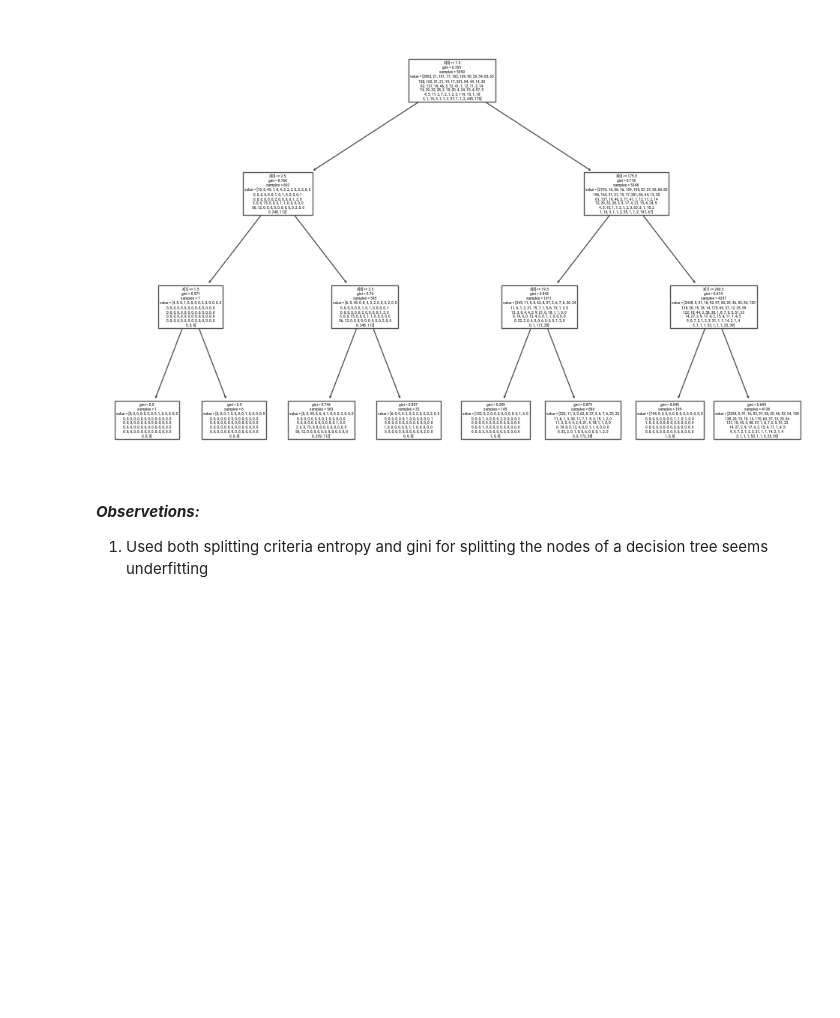
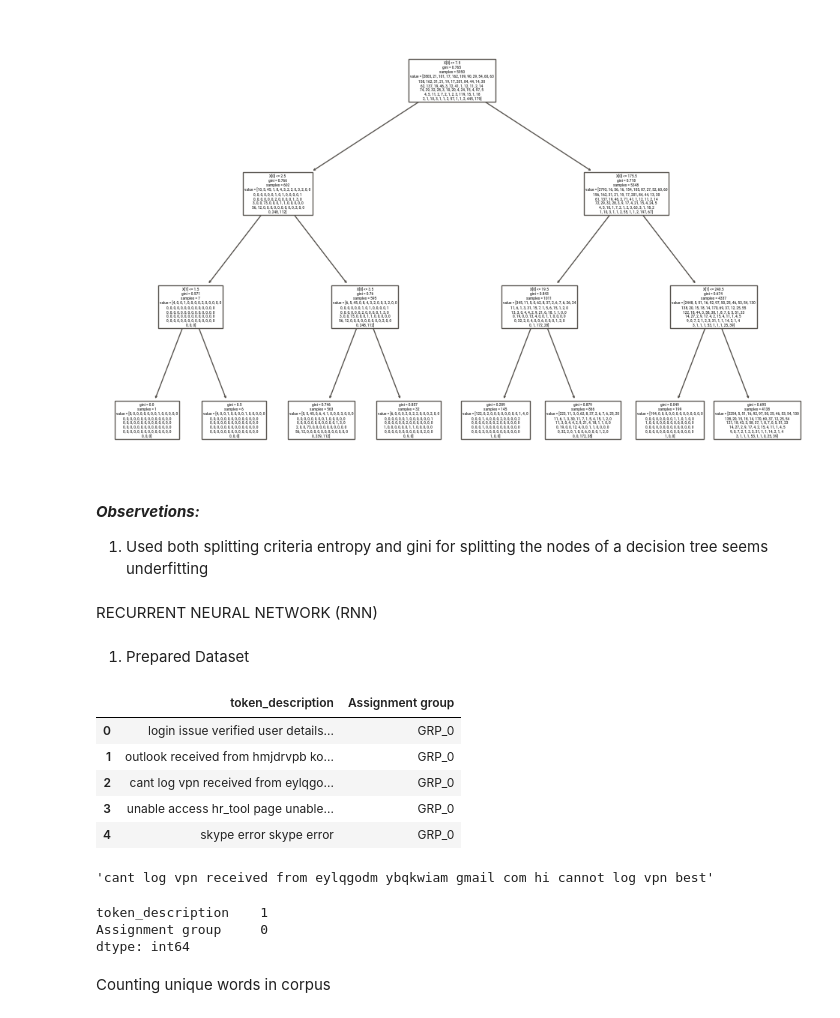
Before and after one commit to vmulmale/AI-Enabled-IT-Service-Ticketing-tool, a Jupyter notebook: Copy_of_Capstone_Project.ipynb, the cells around one changed output. Saved outputs shown, nothing was run; the diff lists cells and outputs as text; code cells hidden in the pictures; blank space fills up the shorter version.

```diff
--- a/Copy_of_Capstone_Project.ipynb
+++ b/Copy_of_Capstone_Project.ipynb
@@ -907,3 +909,30 @@ tree.plot_tree(clf_gini.fit(X_train, y_train))
 # %% [markdown]
 ***Observetions:***
 1. Used both splitting criteria entropy and gini for splitting the nodes of a decision tree seems underfitting
+# %% [markdown]
+RECURRENT NEURAL NETWORK (RNN)
+# %% [markdown]
+1. Prepared Dataset
+# %%
+NewIncidentData=pd.DataFrame()
+NewIncidentData = pd.DataFrame(incidents_data_final,columns=['token_description','Assignment group'])
+# %%
+NewIncidentData.head()
+# %% [output]
+|  | token_description | Assignment group |
+| 0 | login issue verified user details... | GRP_0 |
+| 1 | outlook received from hmjdrvpb ko... | GRP_0 |
+| 2 | cant log vpn received from eylqgo... | GRP_0 |
+| 3 | unable access hr_tool page unable... | GRP_0 |
+| 4 | skype error skype error | GRP_0 |
+# %%
+len(NewIncidentData.token_description[2])
+NewIncidentData.token_description[2]
+# %% [output]
+'cant log vpn received from eylqgodm ybqkwiam gmail com hi cannot log vpn best'
+# %%
+NewIncidentData.isna().sum()
+# %% [output]
+token_description    1
+Assignment group     0
+dtype: int64
@@ -909,0 +941,2 @@ tree.plot_tree(clf_gini.fit(X_train, y_train))
+# %% [markdown]
+Counting unique words in corpus
```
Also changed, not shown: parts of 39 cells of this notebook.
